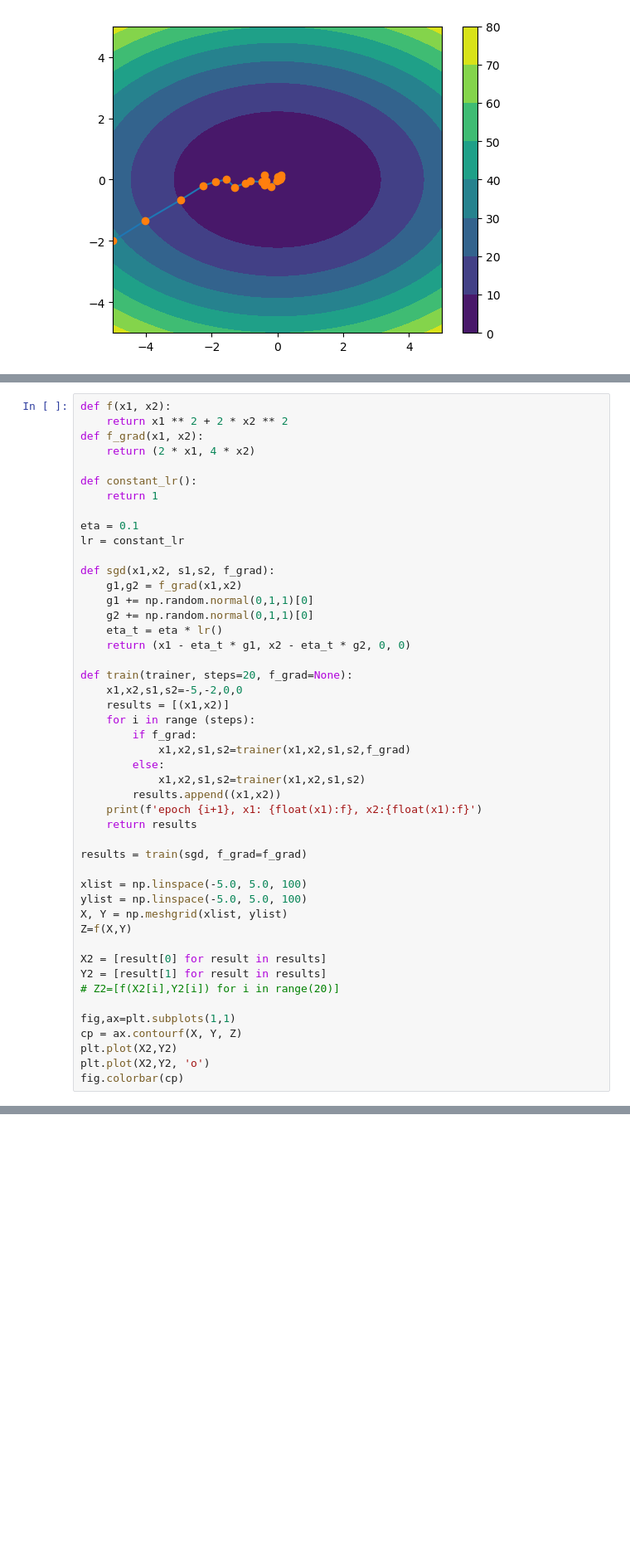
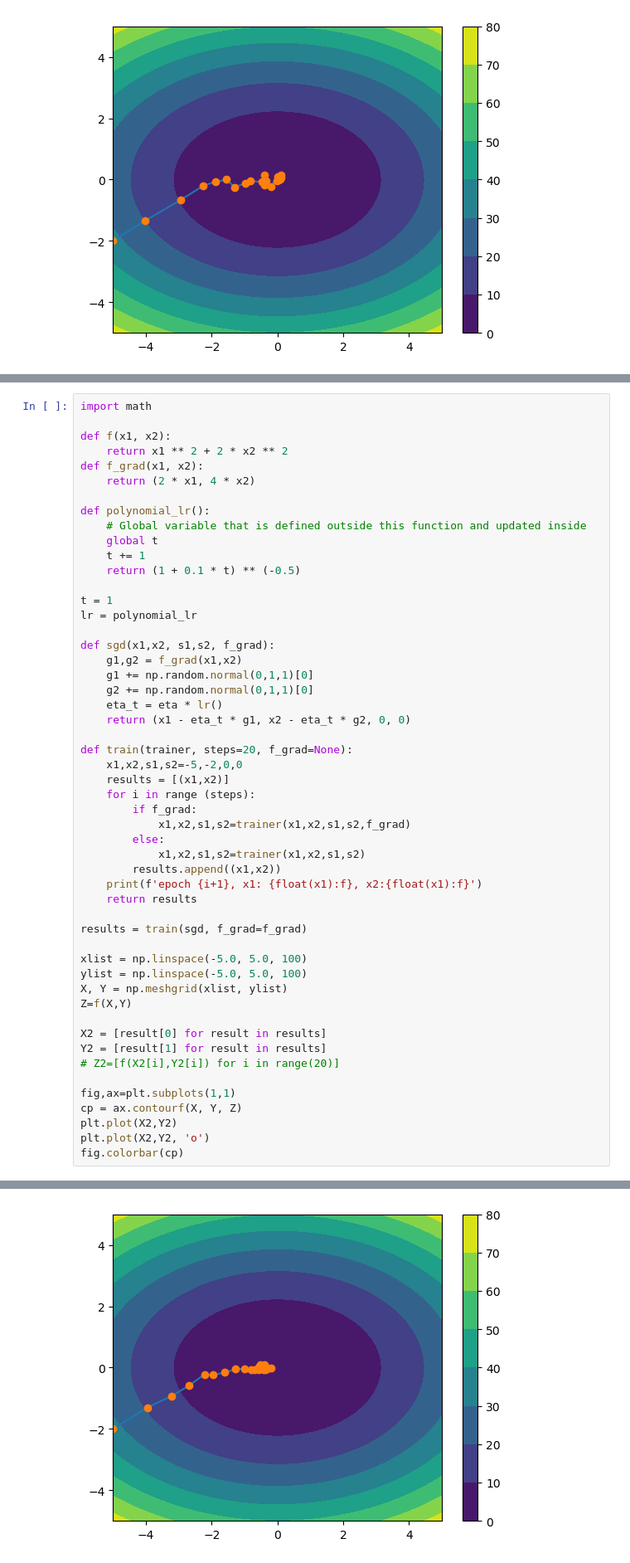
Before and after one commit to FlyingWhalesHQ/flying-whales-blog, a Jupyter notebook: _notebooks/31Optimizers.ipynb, the cells around one changed output, grey strips where cells are left out. Shown at 83% size. Saved outputs shown, nothing was run; the diff lists cells and outputs as text; blank space fills up the shorter version.

```diff
--- a/_notebooks/31Optimizers.ipynb
+++ b/_notebooks/31Optimizers.ipynb
@@ -242,14 +290,19 @@ Exponential decay can lead to premature stopping because it decreases the learni
 # %%
+import math
+
 def f(x1, x2):
     return x1 ** 2 + 2 * x2 ** 2
 def f_grad(x1, x2):
     return (2 * x1, 4 * x2)
 
-def constant_lr():
-    return 1
+def polynomial_lr():
+    # Global variable that is defined outside this function and updated inside
+    global t
+    t += 1
+    return (1 + 0.1 * t) ** (-0.5)
 
-eta = 0.1
-lr = constant_lr
+t = 1
+lr = polynomial_lr
 
 def sgd(x1,x2, s1,s2, f_grad):
     g1,g2 = f_grad(x1,x2)
@@ -286,3 +339,4 @@ cp = ax.contourf(X, Y, Z)
 plt.plot(X2,Y2)
 plt.plot(X2,Y2, 'o')
 fig.colorbar(cp)
+# %% [output]
@@ -288,0 +345 @@ fig.colorbar(cp)
+[figure, added]
```
Also changed, not shown: parts of 9 cells of this notebook.
